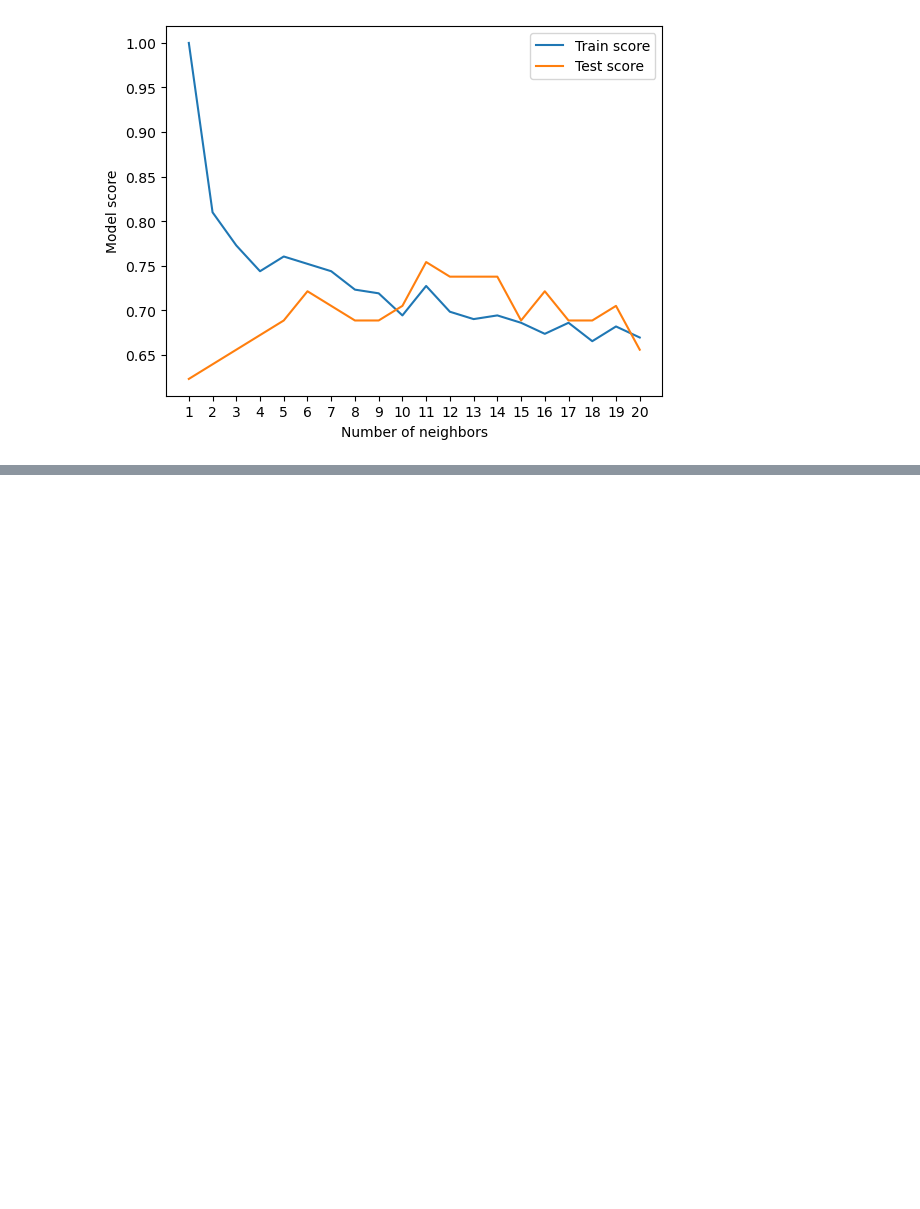
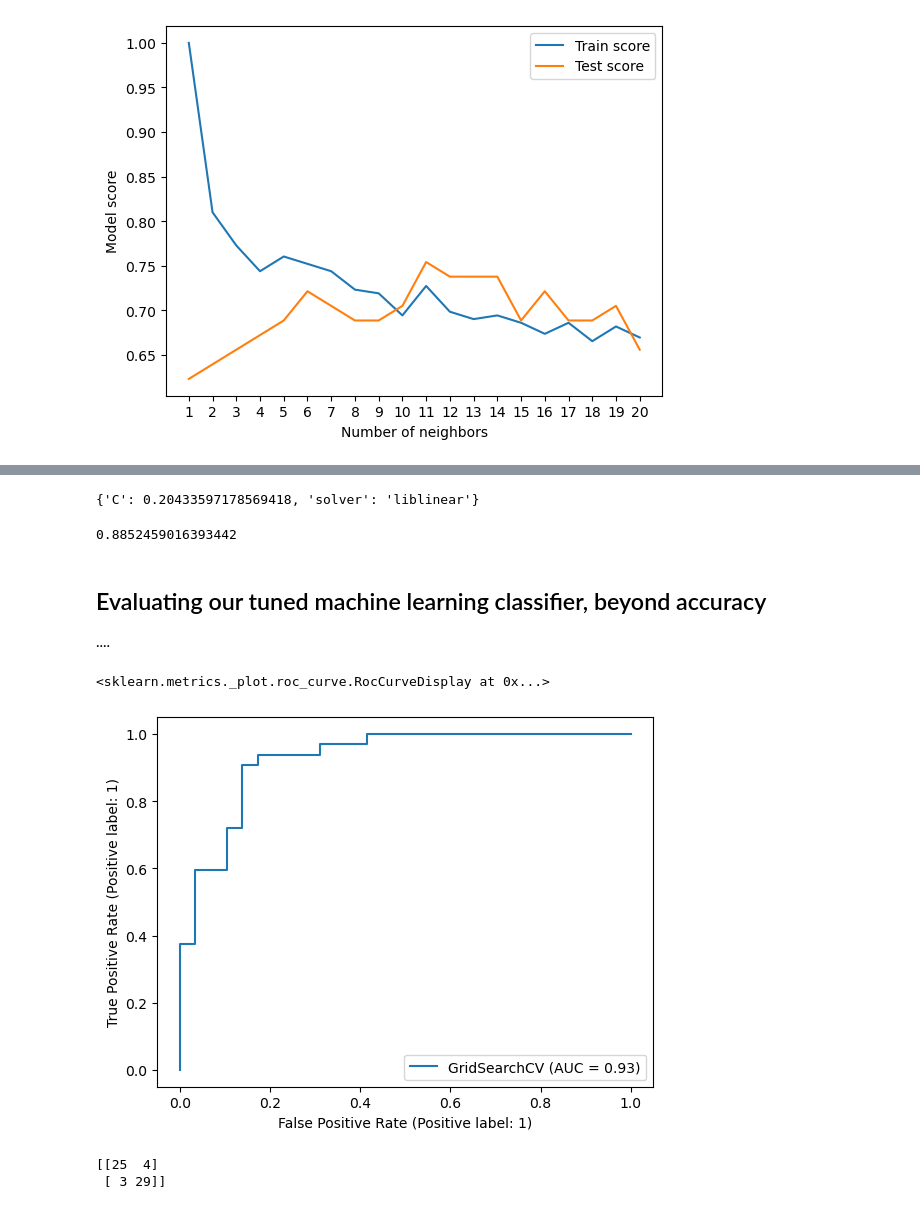
Before and after one commit to mujahxd/heart-disease-prediction, a Jupyter notebook: end-to-end-heart-disease-classification.ipynb, the cells around one changed output, grey strips where cells are left out. Cells and saved outputs as stored; diff of their text form; code cells hidden in the pictures; blank space fills up the shorter version.

Commit message:
evaluation model

```diff
--- a/end-to-end-heart-disease-classification.ipynb
+++ b/end-to-end-heart-disease-classification.ipynb
@@ -462,0 +517,13 @@ Maximum KNN score on the test data: 75.41%
+# %%
+# Setup random seed
+np.random.seed(42)
+
+# Setup random hyperparameter search for RandomForestClassifier
+rs_rf = RandomizedSearchCV(RandomForestClassifier(),
+                           param_distributions=rf_grid,
+                           cv=5,
+                           n_iter=20,
+                           verbose=True)
+
+# Fit random hyperparameter search model for RandomForestClassifier
+rs_rf.fit(X_train, y_train)
@@ -462,0 +556,16 @@ Maximum KNN score on the test data: 75.41%
+# %%
+# Different hyperparameter for our LogisticRegression model
+
+log_reg_grid = {
+    "C": np.logspace(-4, 4, 30),
+    "solver": ["liblinear"]
+}
+
+# Setup grid hyperparameter search for LogisticRegression
+gs_log_reg = GridSearchCV(LogisticRegression(),
+                          param_grid=log_reg_grid,
+                          cv=5,
+                          verbose=True)
+
+# Fit grid hyperparameter search model
+gs_log_reg.fit(X_train, y_train)
@@ -462,0 +585,14 @@ Maximum KNN score on the test data: 75.41%
+# %%
+# Check the best hyperparameters
+gs_log_reg.best_params_
+# %% [output]
+{'C': 0.20433597178569418, 'solver': 'liblinear'}
+# %%
+# Evaluate the grid search LogisticRegression model
+gs_log_reg.score(X_test, y_test)
+# %% [output]
+0.8852459016393442
+# %% [markdown]
+## Evaluating our tuned machine learning classifier, beyond accuracy
+
+....
@@ -462,0 +602,12 @@ Maximum KNN score on the test data: 75.41%
+# %%
+# Plot ROC curve and calculate and an caculate AUC metric
+RocCurveDisplay.from_estimator(gs_log_reg, X_test, y_test)
+# %% [output]
+<sklearn.metrics._plot.roc_curve.RocCurveDisplay at 0x...>
+[figure, added]
+# %%
+# Confusion matrix
+print(confusion_matrix(y_test, y_preds))
+# %% [output]
+[[25  4]
+ [ 3 29]]
```
Also changed, not shown: parts of 25 cells of this notebook.
